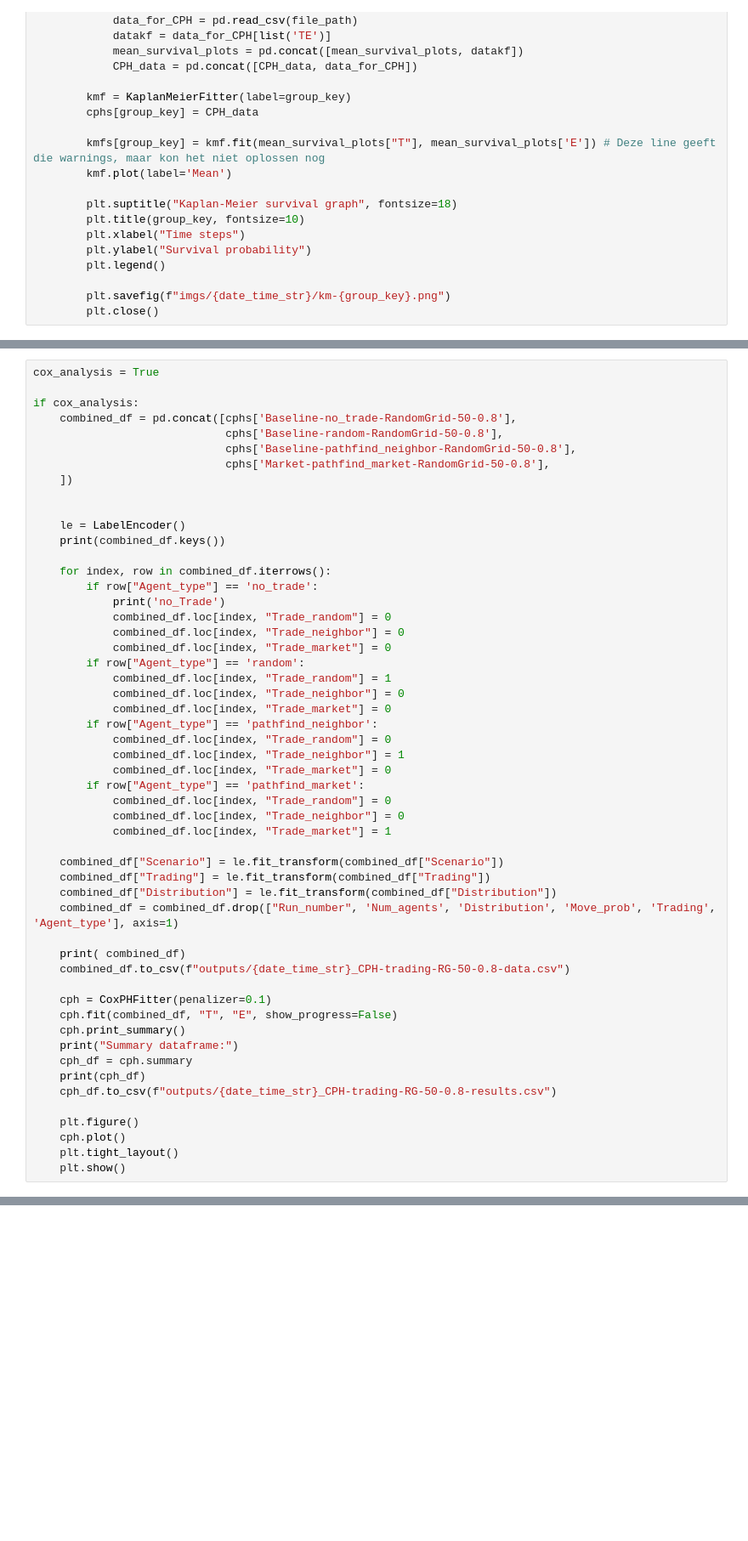
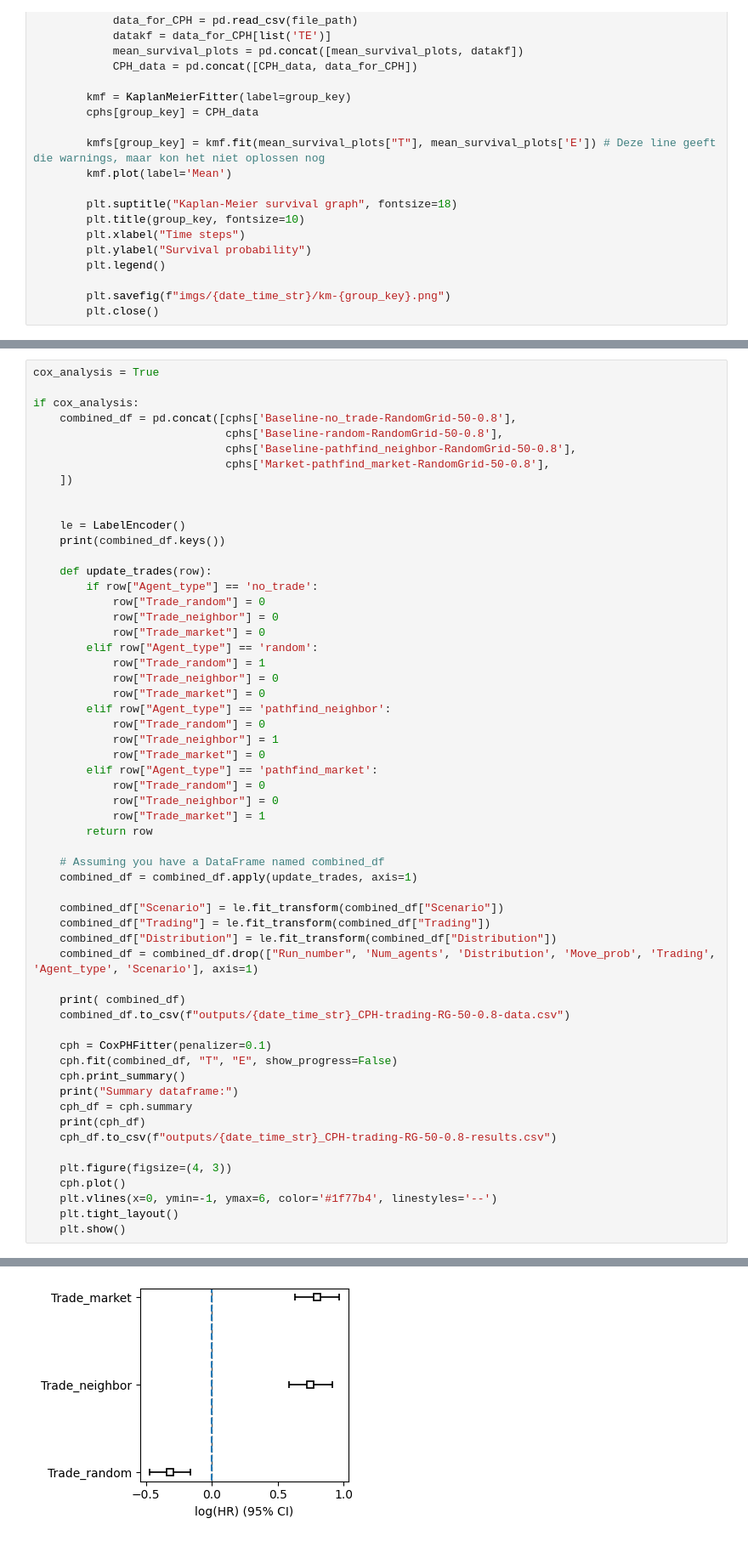
Before and after one commit to freek1/trading-agents, a Jupyter notebook: eval.ipynb, the cells around one changed output, grey strips where cells are left out. Shown at 85% size. Saved outputs shown, nothing was run; the diff lists cells and outputs as text; blank space fills up the shorter version.

```diff
--- a/eval.ipynb
+++ b/eval.ipynb
@@ -167,29 +177,32 @@ if cox_analysis:
     le = LabelEncoder()
     print(combined_df.keys())
 
-    for index, row in combined_df.iterrows():
+    def update_trades(row):
         if row["Agent_type"] == 'no_trade':
-            print('no_Trade')
-            combined_df.loc[index, "Trade_random"] = 0
-            combined_df.loc[index, "Trade_neighbor"] = 0
-            combined_df.loc[index, "Trade_market"] = 0
-        if row["Agent_type"] == 'random':
-            combined_df.loc[index, "Trade_random"] = 1
-            combined_df.loc[index, "Trade_neighbor"] = 0
-            combined_df.loc[index, "Trade_market"] = 0
-        if row["Agent_type"] == 'pathfind_neighbor':
-            combined_df.loc[index, "Trade_random"] = 0
-            combined_df.loc[index, "Trade_neighbor"] = 1
-            combined_df.loc[index, "Trade_market"] = 0
-        if row["Agent_type"] == 'pathfind_market':
-            combined_df.loc[index, "Trade_random"] = 0
-            combined_df.loc[index, "Trade_neighbor"] = 0
-            combined_df.loc[index, "Trade_market"] = 1
+            row["Trade_random"] = 0
+            row["Trade_neighbor"] = 0
+            row["Trade_market"] = 0
+        elif row["Agent_type"] == 'random':
+            row["Trade_random"] = 1
+            row["Trade_neighbor"] = 0
+            row["Trade_market"] = 0
+        elif row["Agent_type"] == 'pathfind_neighbor':
+            row["Trade_random"] = 0
+            row["Trade_neighbor"] = 1
+            row["Trade_market"] = 0
+        elif row["Agent_type"] == 'pathfind_market':
+            row["Trade_random"] = 0
+            row["Trade_neighbor"] = 0
+            row["Trade_market"] = 1
+        return row
+
+    # Assuming you have a DataFrame named combined_df
+    combined_df = combined_df.apply(update_trades, axis=1)
 
     combined_df["Scenario"] = le.fit_transform(combined_df["Scenario"])
     combined_df["Trading"] = le.fit_transform(combined_df["Trading"])
     combined_df["Distribution"] = le.fit_transform(combined_df["Distribution"])
-    combined_df = combined_df.drop(["Run_number", 'Num_agents', 'Distribution', 'Move_prob', 'Trading', 'Agent_type'], axis=1)
+    combined_df = combined_df.drop(["Run_number", 'Num_agents', 'Distribution', 'Move_prob', 'Trading', 'Agent_type', 'Scenario'], axis=1)
 
     print( combined_df)
     combined_df.to_csv(f"outputs/{date_time_str}_CPH-trading-RG-50-0.8-data.csv")
@@ -202,8 +215,9 @@ if cox_analysis:
     print(cph_df)
     cph_df.to_csv(f"outputs/{date_time_str}_CPH-trading-RG-50-0.8-results.csv")
 
-    plt.figure()
+    plt.figure(figsize=(4, 3))
     cph.plot()
+    plt.vlines(x=0, ymin=-1, ymax=6, color='#1f77b4', linestyles='--')
     plt.tight_layout()
     plt.show()
 # %% [output]
@@ -228,0 +277 @@ ConvergenceError: delta contains nan value(s). Convergence halted. Please see th
+[figure, added]
```
Also changed, not shown: parts of 12 cells of this notebook, 13 other files.
